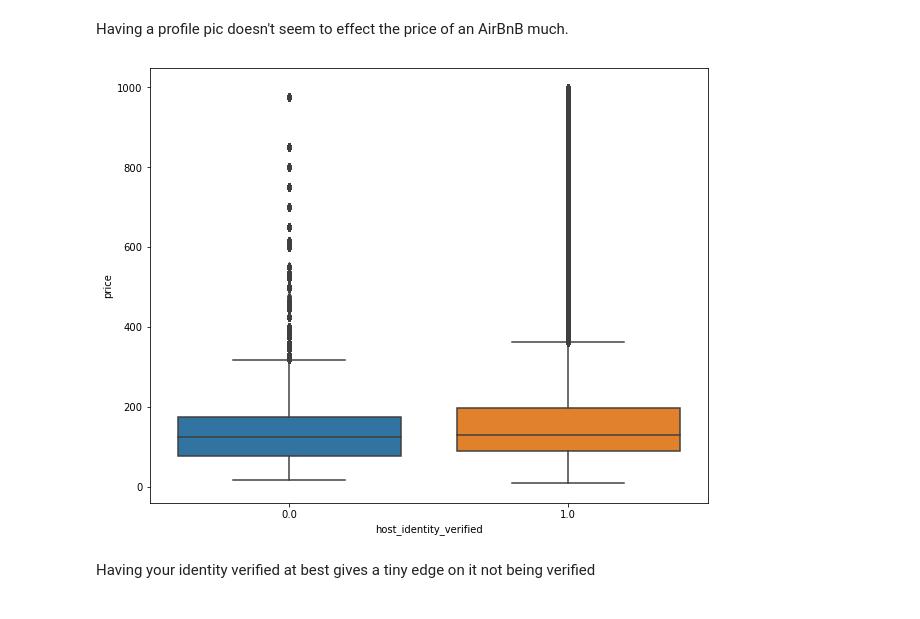
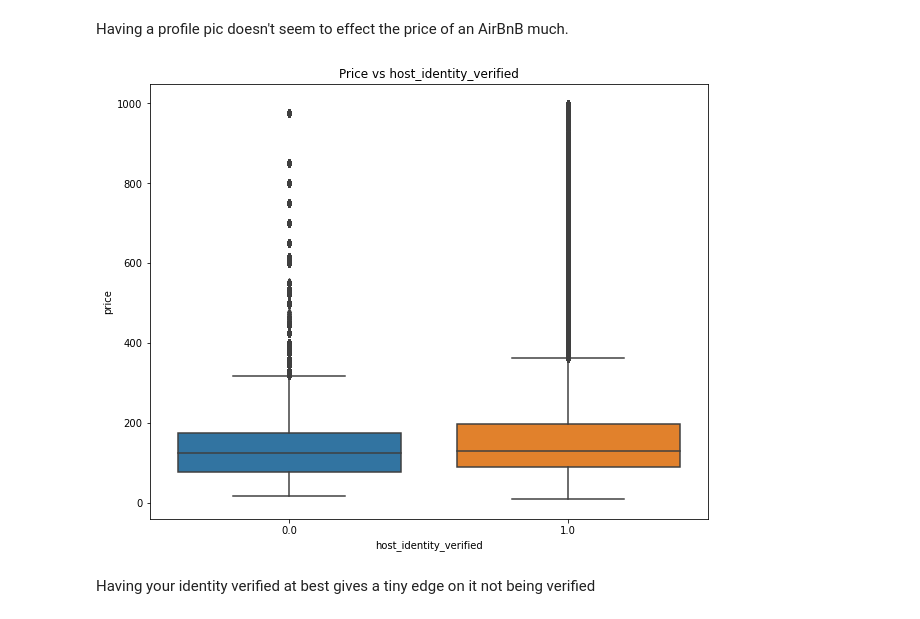
Before and after one commit to matthew-edelmann/capstone_, a Jupyter notebook: EDA.ipynb, the cells around one changed output. Saved outputs shown, nothing was run; the diff lists cells and outputs as text; code cells hidden in the pictures.

```diff
--- a/EDA.ipynb
+++ b/EDA.ipynb
@@ -65,10 +74,12 @@ Having a profile pic doesn't seem to effect the price of an AirBnB much.
 # %%
 #Price < $1000 vs host_identity_verified
 plt.figure(figsize=(10,8))
+plt.tight_layout(pad=2)
+plt.title('Price vs host_identity_verified')
 sns.boxplot(data=df_full[df_full['price'] < 1000], x='host_identity_verified', y='price')
 plt.savefig('pics/host_identity_verified_graph.png')
 # %% [output]
-[figure, old version]
+[figure, new version]
 # %% [markdown]
 Having your identity verified at best gives a tiny edge on it not being verified
 # %%
```
Also changed, not shown: parts of 14 cells of this notebook, 1 other file.
